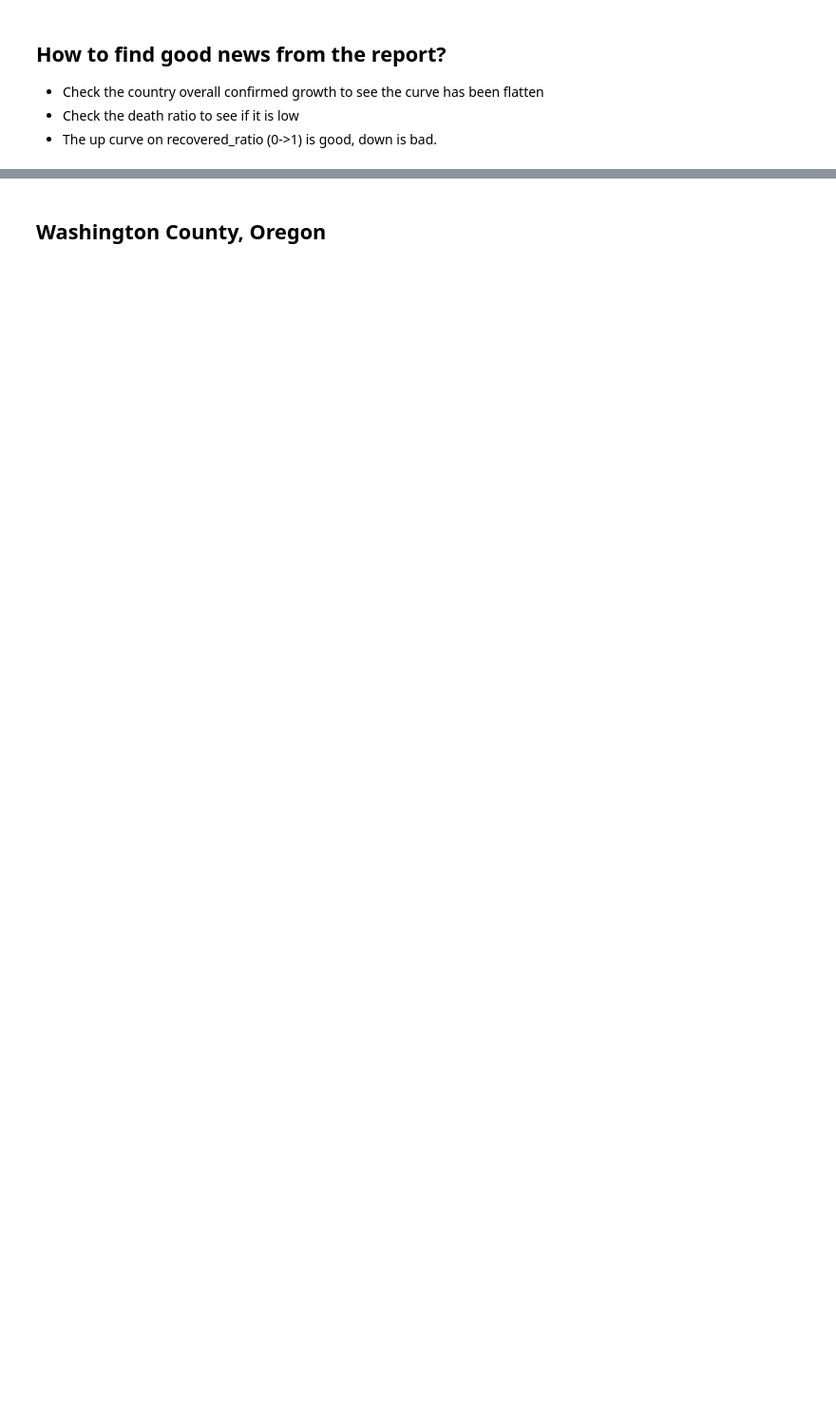
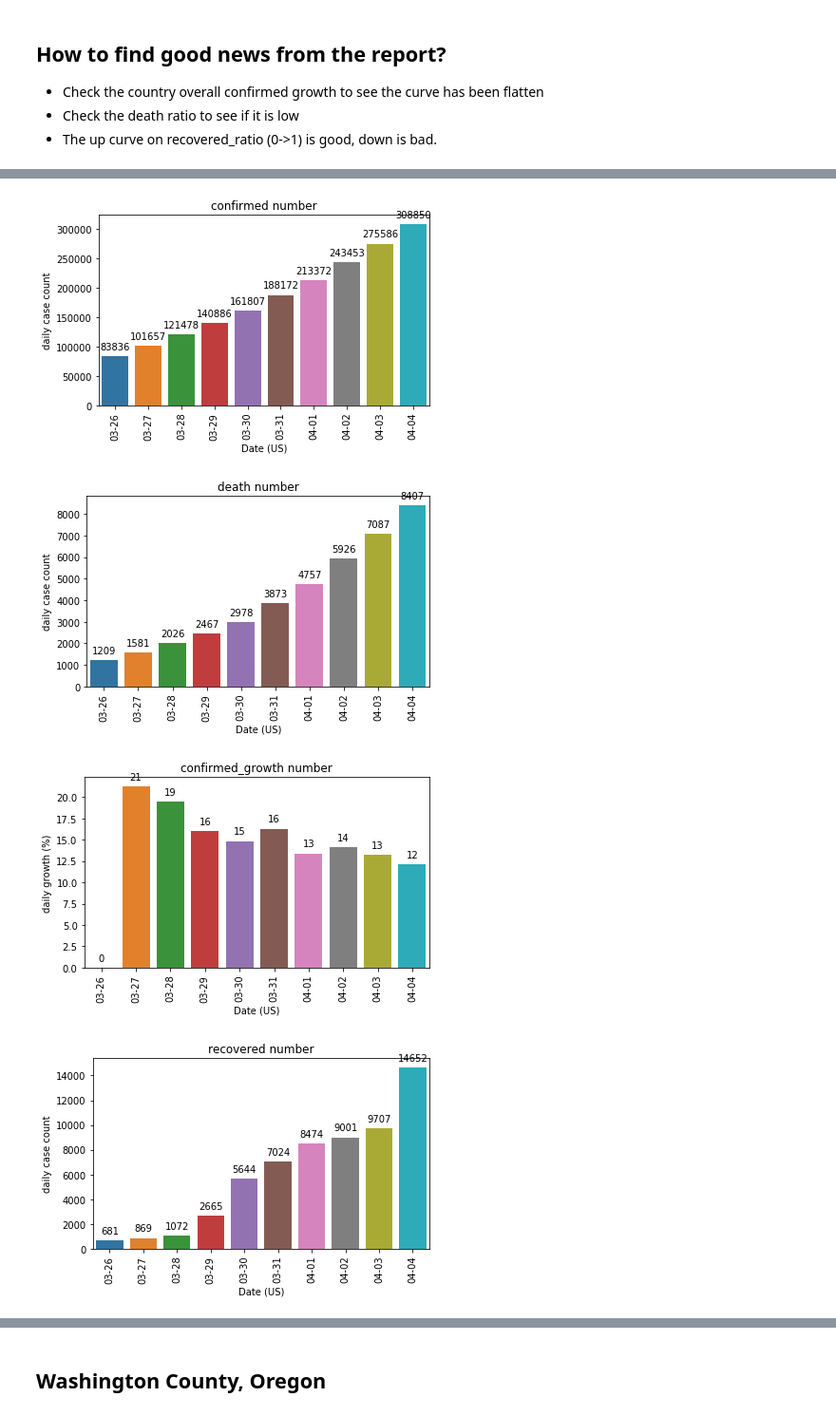
Before and after one commit to chainmaporg/covid-19-analytics, a Jupyter notebook: find_confirmed.ipynb, the cells around one changed output, grey strips where cells are left out. Shown at 95% size. Cells and saved outputs as stored; diff of their text form; code cells hidden in the pictures; blank space fills up the shorter version.

```diff
--- a/find_confirmed.ipynb
+++ b/find_confirmed.ipynb
@@ -22,14 +22,6 @@ backdays = 10
 # %%
 ## Utilities for the data engineering
 ##
-display(HTML("""
-<style>
-.output {
-    align-items: center;
-    text-align: center;
-}
-</style>
-"""))
 
 def chart(daily_df, fld):
     t=daily_df.iloc[0]["region"]
@@ -43,7 +35,7 @@ def chart(daily_df, fld):
         ylabel = "daily case count"
 
     ax.set(xlabel='Date ('+t+")", ylabel=ylabel)
-    ax.set_title(fld+' case')
+    ax.set_title(fld+' number')
     for p in ax.patches:
         ax.annotate(format(p.get_height(), '.0f'), (p.get_x() + p.get_width() / 2., p.get_height()), ha = 'center', va = 'center', xytext = (0, 10), textcoords = 'offset points')
     plt.xticks(rotation='vertical')
@@ -442,0 +465,7 @@ all_run(0)
+# %%
+all_run(7)
+# %% [output]
+[figure, added]
+[figure, added]
+[figure, added]
+[figure, added]
```
Also changed, not shown: parts of 13 cells of this notebook, 1 other file.
